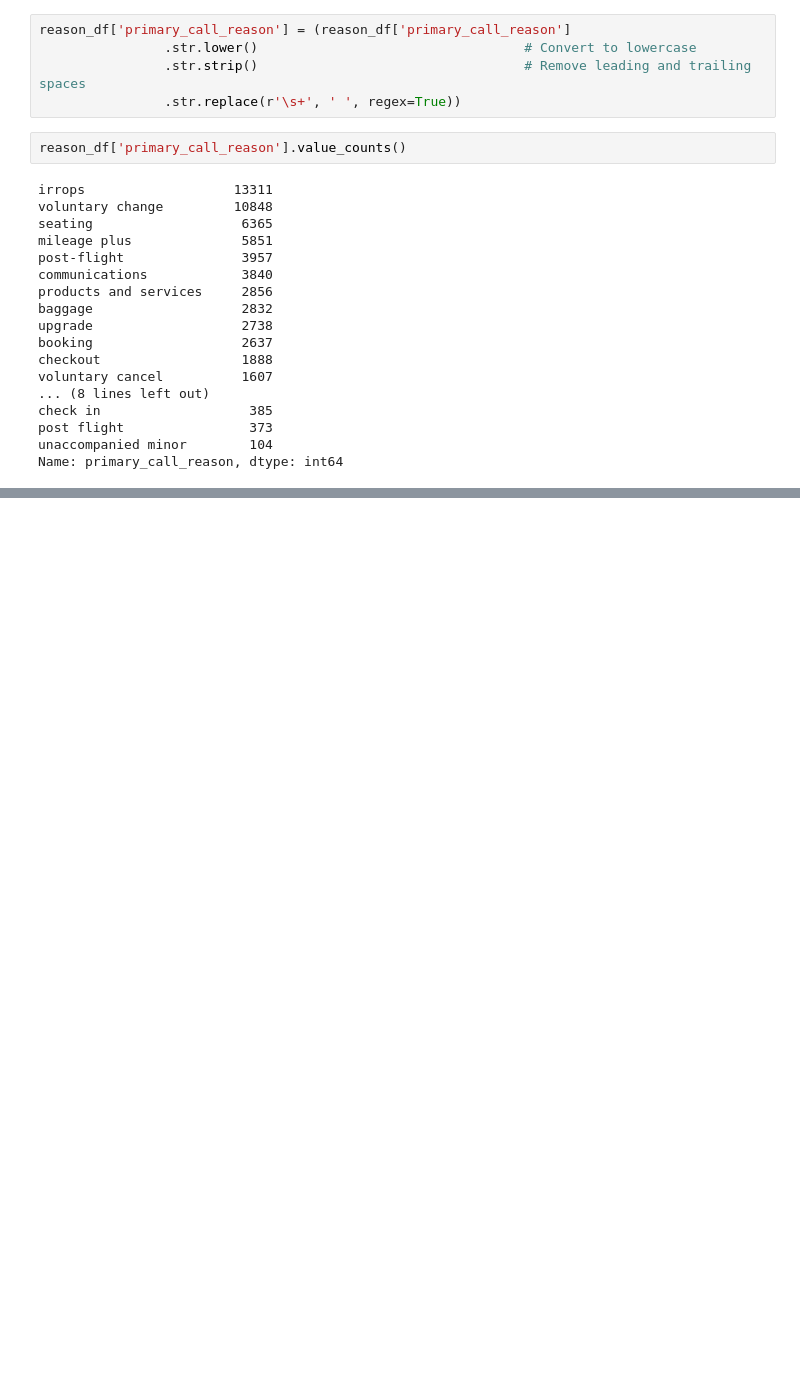
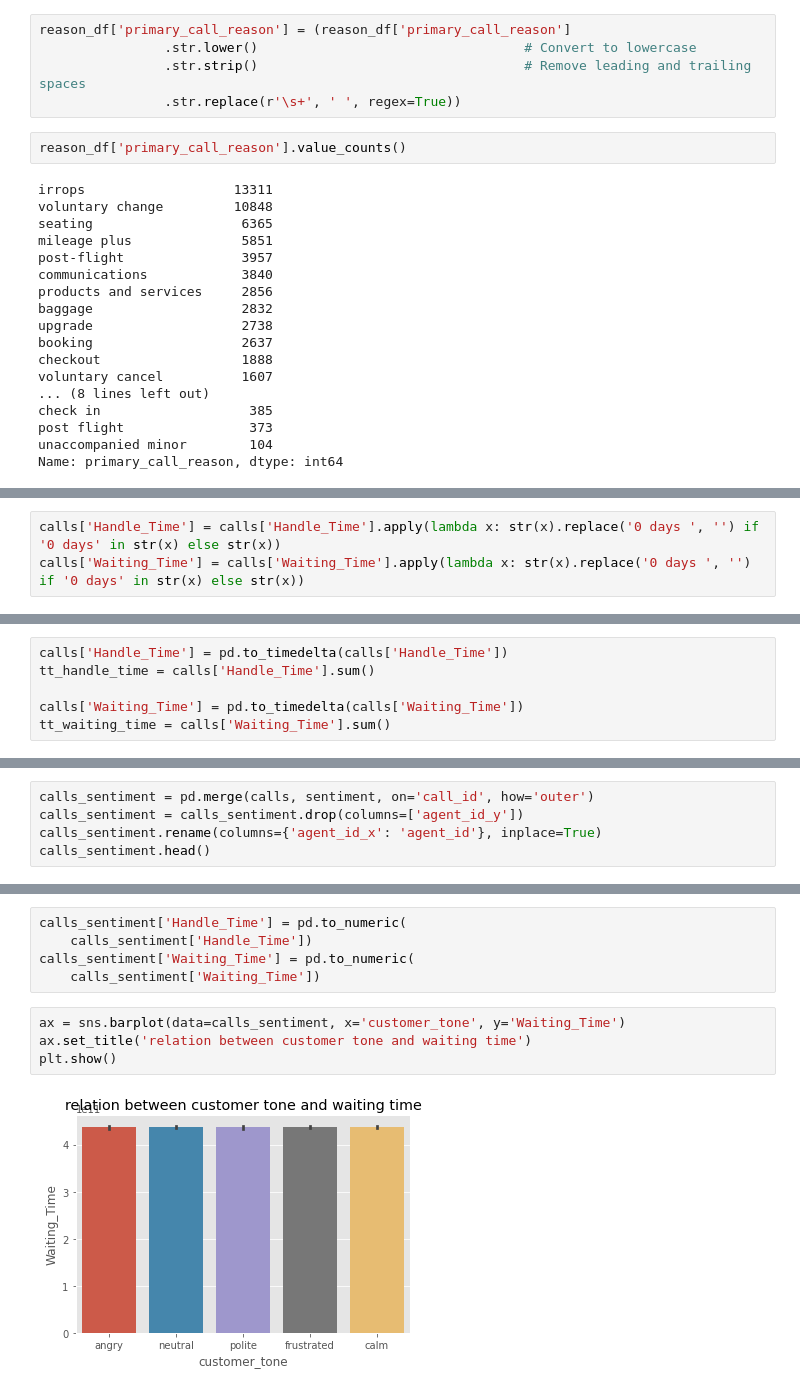
Before and after one commit to NaheedAnju/BlueMoon, a Jupyter notebook: United_Airlines.ipynb, the cells around one changed output, grey strips where cells are left out. Cells and saved outputs as stored; diff of their text form; blank space fills up the shorter version.

```diff
--- a/United_Airlines.ipynb
+++ b/United_Airlines.ipynb
@@ -189,0 +201,3 @@ KeyError: 'call_end_datetime'
+# %%
+calls['Handle_Time'] = calls['Handle_Time'].apply(lambda x: str(x).replace('0 days ', '') if '0 days' in str(x) else str(x))
+calls['Waiting_Time'] = calls['Waiting_Time'].apply(lambda x: str(x).replace('0 days ', '') if '0 days' in str(x) else str(x))
@@ -189,0 +215,6 @@ KeyError: 'call_end_datetime'
+# %%
+calls['Handle_Time'] = pd.to_timedelta(calls['Handle_Time'])
+tt_handle_time = calls['Handle_Time'].sum()
+
+calls['Waiting_Time'] = pd.to_timedelta(calls['Waiting_Time'])
+tt_waiting_time = calls['Waiting_Time'].sum()
@@ -189,0 +246,5 @@ KeyError: 'call_end_datetime'
+# %%
+calls_sentiment = pd.merge(calls, sentiment, on='call_id', how='outer')
+calls_sentiment = calls_sentiment.drop(columns=['agent_id_y'])
+calls_sentiment.rename(columns={'agent_id_x': 'agent_id'}, inplace=True)
+calls_sentiment.head()
@@ -189,0 +258,11 @@ KeyError: 'call_end_datetime'
+# %%
+calls_sentiment['Handle_Time'] = pd.to_numeric(
+    calls_sentiment['Handle_Time'])
+calls_sentiment['Waiting_Time'] = pd.to_numeric(
+    calls_sentiment['Waiting_Time'])
+# %%
+ax = sns.barplot(data=calls_sentiment, x='customer_tone', y='Waiting_Time')
+ax.set_title('relation between customer tone and waiting time')
+plt.show()
+# %% [output]
+[figure, added]
```
Also changed, not shown: parts of 25 cells of this notebook.
